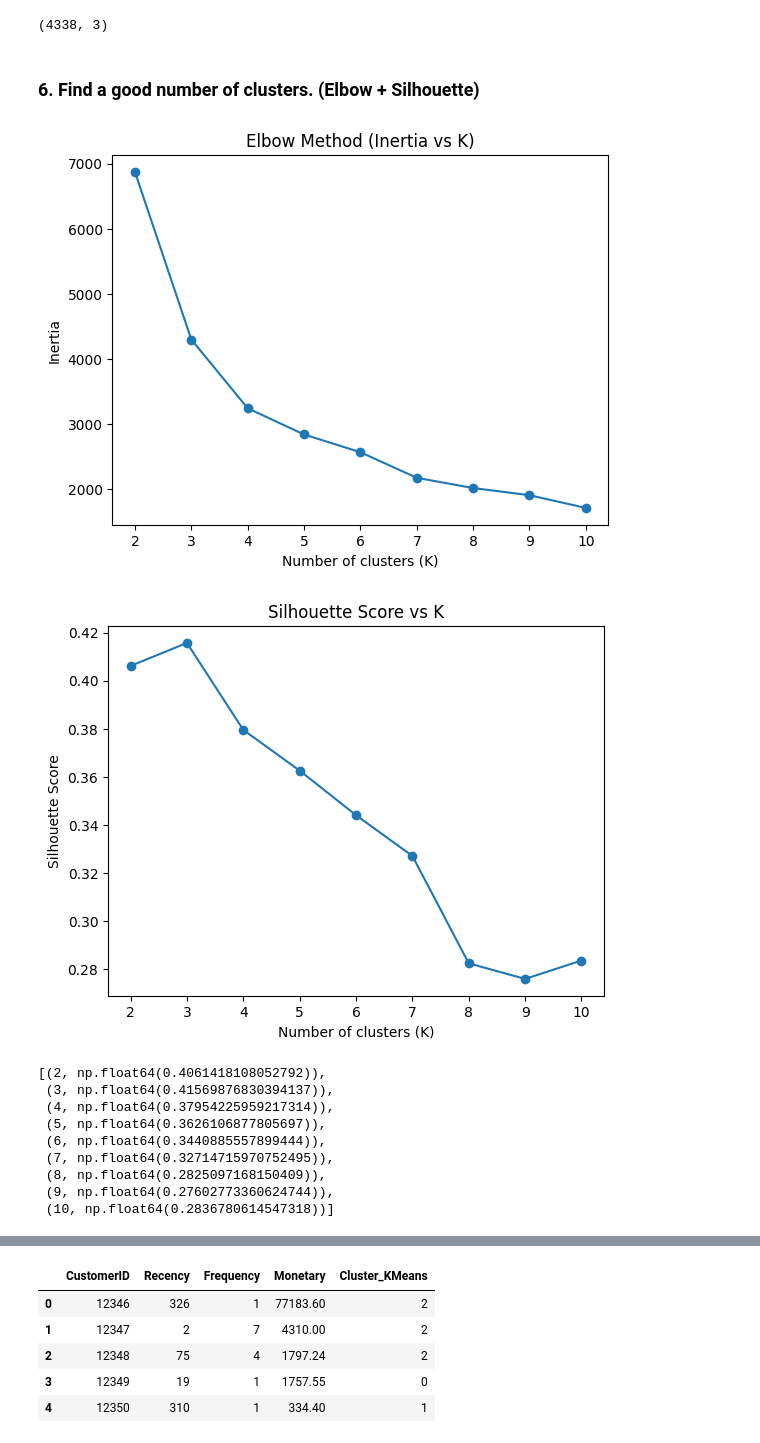
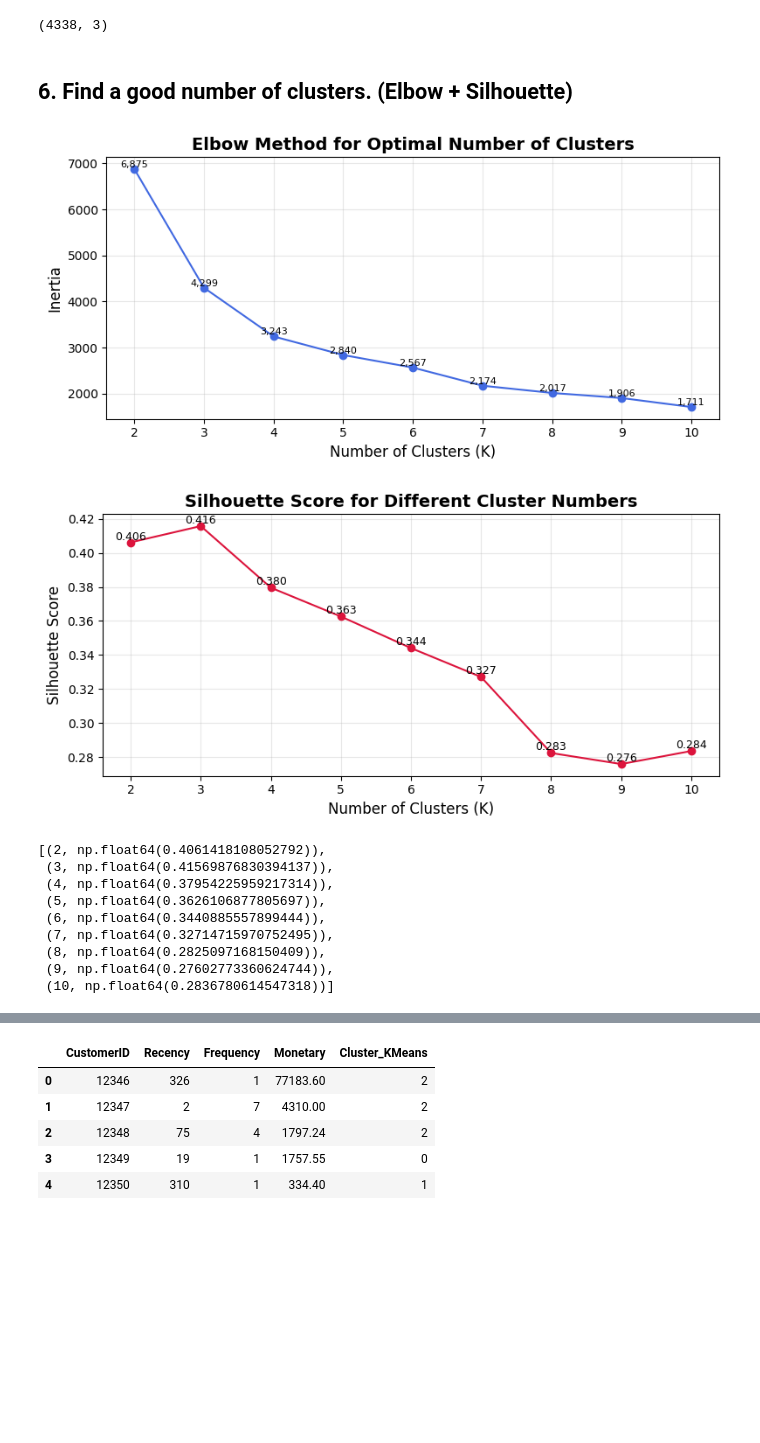
Before and after one commit to Chirag0455/MSc_Data_Science_Project, a Jupyter notebook: DS_Project_Chirag.ipynb, the cells around one changed output, grey strips where cells are left out. Drawn from its saved outputs; the diff is of its cells as text; code cells hidden in the pictures; blank space fills up the shorter version.

```diff
--- a/DS_Project_Chirag.ipynb
+++ b/DS_Project_Chirag.ipynb
@@ -280,10 +302,17 @@ plt.show()
 df["InvoiceMonth"] = df["InvoiceDate"].dt.to_period("M").dt.to_timestamp()
 monthly_revenue = df.groupby("InvoiceMonth")["TotalPrice"].sum()
 
-plt.figure()
-monthly_revenue.plot()
-plt.title("Monthly Revenue Trend")
+plt.figure(figsize=(8, 4))
+plt.plot(monthly_revenue.index, monthly_revenue.values, marker="o", color="darkgreen")
+
+plt.title("Monthly Revenue Trend", fontweight="bold")
 plt.xlabel("Month")
 plt.ylabel("Revenue")
+
+for x, y in zip(monthly_revenue.index, monthly_revenue.values):
+    plt.text(x, y, f"{y:,.0f}", fontsize=8, ha="center", va="bottom")
+
+plt.xticks(rotation=45)
+plt.tight_layout()
 plt.show()
 # %% [output]
@@ -396,42 +470,54 @@ X_scaled.shape
 # %% [output]
 (4338, 3)
 # %% [markdown]
-### 6. Find a good number of clusters. (Elbow + Silhouette)
+## 6. Find a good number of clusters. (Elbow + Silhouette)
 # %%
 import matplotlib.pyplot as plt
 from sklearn.cluster import KMeans
 from sklearn.metrics import silhouette_score
 
 K_range = range(2, 11)
 inertias = []
 sil_scores = []
 
 for k in K_range:
     km = KMeans(n_clusters=k, random_state=42, n_init="auto")
     labels = km.fit_predict(X_scaled)
     inertias.append(km.inertia_)
     sil_scores.append(silhouette_score(X_scaled, labels))
 
 # Elbow
-plt.figure()
-plt.plot(list(K_range), inertias, marker="o")
-plt.title("Elbow Method (Inertia vs K)")
-plt.xlabel("Number of clusters (K)")
+plt.figure(figsize=(8, 4))
+plt.plot(list(K_range), inertias, marker="o", color="royalblue")
+
+plt.title("Elbow Method for Optimal Number of Clusters", fontweight="bold")
+plt.xlabel("Number of Clusters (K)")
 plt.ylabel("Inertia")
+
+for k, inertia in zip(K_range, inertias):
+    plt.text(k, inertia, f"{inertia:,.0f}", fontsize=8, ha="center", va="bottom")
+
+plt.tight_layout()
 plt.show()
 
 # Silhouette
-plt.figure()
-plt.plot(list(K_range), sil_scores, marker="o")
-plt.title("Silhouette Score vs K")
-plt.xlabel("Number of clusters (K)")
+plt.figure(figsize=(8, 4))
+plt.plot(list(K_range), sil_scores, marker="o", color="crimson")
+
+plt.title("Silhouette Score for Different Cluster Numbers", fontweight="bold")
+plt.xlabel("Number of Clusters (K)")
 plt.ylabel("Silhouette Score")
+
+for k, score in zip(K_range, sil_scores):
+    plt.text(k, score, f"{score:.3f}", fontsize=9, ha="center", va="bottom")
+
+plt.tight_layout()
 plt.show()
 
 list(zip(K_range, sil_scores))
 # %% [output]
-[figure, old version]
+[figure, new version]
-[figure, old version]
+[figure, new version]
 [(2, np.float64(0.4061418108052792)),
  (3, np.float64(0.41569876830394137)),
  (4, np.float64(0.37954225959217314)),
```
Also changed, not shown: parts of 42 cells of this notebook.
